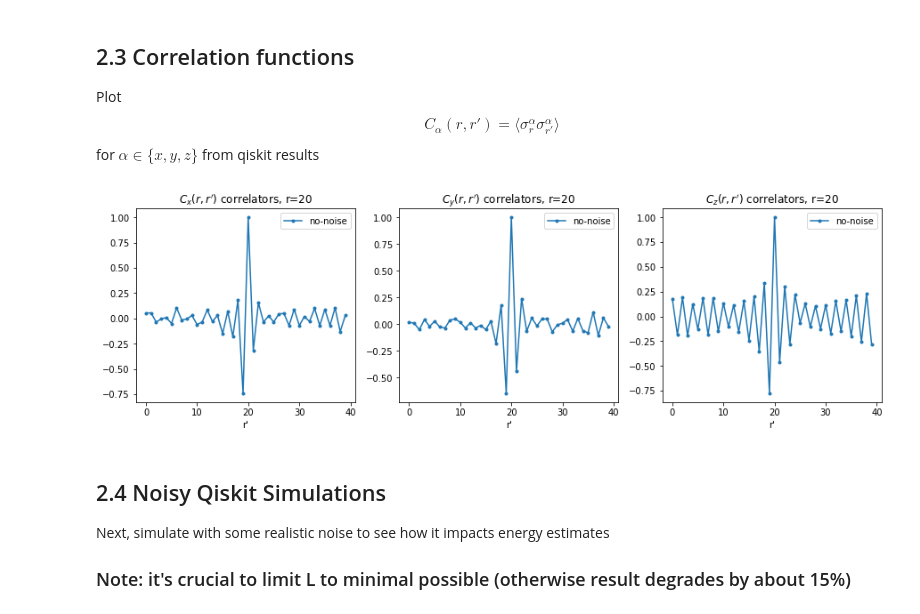
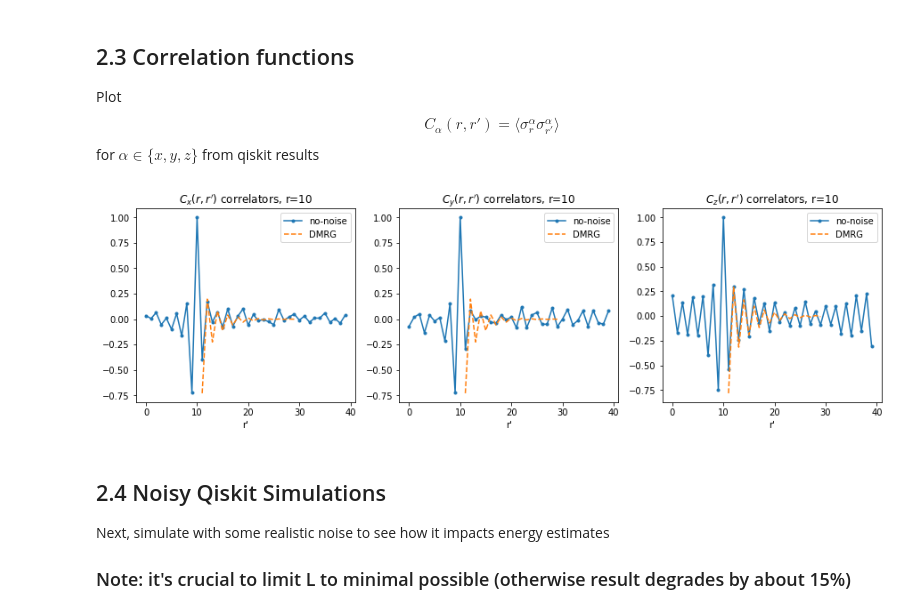
Before and after one commit to andrewcpotter/holopy, a Jupyter notebook: demos/holovqe_xxz_v2.ipynb, the cells around one changed output. Drawn from its saved outputs; the diff is of its cells as text; code cells hidden in the pictures.

Commit message:
xxz demo
dmrg comparison added

```diff
--- a/demos/holovqe_xxz_v2.ipynb
+++ b/demos/holovqe_xxz_v2.ipynb
@@ -252,0 +283,10 @@ Optimized parameters
+# %%
+# chi 2**nb # DMRG w/ same bond-dimension as vqe
+chi = 32 # DMRG w/ larger bond dimension ("exact")
+E_dmrg,psi_dmrg,H_mpo = DMRG_xxz_infinite(J,Delta,chi_max = chi, verbose=True)
+
+print()
+print('-- done --')
+print('DMRG GS energy = {:0.2F}'.format(E_dmrg))
+print('Tenpy-vqe GS energy = {:0.2F}'.format(E_gs_tp))
+print('Relative percent error = {:0.2F}%'.format(100*(1-E_gs_tp/E_dmrg)))
@@ -252,0 +313,26 @@ Optimized parameters
+# %%
+sites1 = [0]
+sites2 = [j for j in range(1,20)]
+
+# Correlators from DMRG
+C_dmrg = {}
+C_dmrg['x'] = 4*psi_dmrg.correlation_function("Sx", "Sx",sites1=sites1,sites2=sites2)
+C_dmrg['y'] = 4*psi_dmrg.correlation_function("Sx", "Sx",sites1=sites1,sites2=sites2)
+C_dmrg['z'] = 4*psi_dmrg.correlation_function("Sz", "Sz",sites1=sites1,sites2=sites2)
+
+# correlators from qMPS/vqe
+psi_tp=psi.to_tenpy(opt_params,L=np.inf)
+C_tpvqe = {}
+C_tpvqe['x'] = 4*psi_tp.correlation_function("Sx", "Sx",sites1=sites1,sites2=sites2)
+C_tpvqe['y'] = 4*psi_tp.correlation_function("Sx", "Sx",sites1=sites1,sites2=sites2)
+C_tpvqe['z'] = 4*psi_tp.correlation_function("Sz", "Sz",sites1=sites1,sites2=sites2)
+
+plt.figure(figsize=(15,4))
+for j,b in enumerate(['x','y','z']):
+    plt.subplot(1,3,j+1)
+    plt.plot(C_dmrg[b][0],'--')
+    plt.plot(C_tpvqe[b][0],'.-')
+    plt.legend(['dmrg $\chi$={}'.format(chi),'vqe (tenpy)'])
+    plt.title('DMRG results: $C_'+b+'(0,r)$ correlators, r=0')
+    plt.ylim([-1,1])
+    plt.xlabel('r')
@@ -430,20 +517,25 @@ Plot $$C_\alpha(r,r') = \langle \sigma^\alpha_{r}\sigma^\alpha_{r'}\rangle$$ for
 # %%
 ## Plot Correlations
 basis_names = ['x','y','z']
 plt.figure(figsize=(15,4))
-r = l_uc*L//2
+
+
+r = l_uc*L//4
+x_pts_dmrg = [j for j in range(r+1,r+1+len(C_dmrg[b][0]))]
 for j,b in enumerate(['x','y','z']):
     plt.subplot(1,3,j+1)
     plt.plot(Cs[b][r,:],'.-')
+    plt.plot(x_pts_dmrg,C_dmrg[b][0],'--')
     #plt.plot(Cs_noise[b][r,:])
-    plt.legend(['no-noise','w/ noise'])
+    plt.legend(['no-noise','DMRG'])
     plt.title('$C_'+b+'(r,r\')$ correlators, r={}'.format(r))
     plt.xlabel('r\'')
 
+
 #plt.legend(['x','y','z'])
 plt.show()
 # %% [output]
-[figure, old version]
+[figure, new version]
 # %% [markdown]
 ## 2.4 Noisy Qiskit Simulations
 Next, simulate with some realistic noise to see how it impacts energy estimates
```
Also changed, not shown: parts of 8 cells of this notebook.
